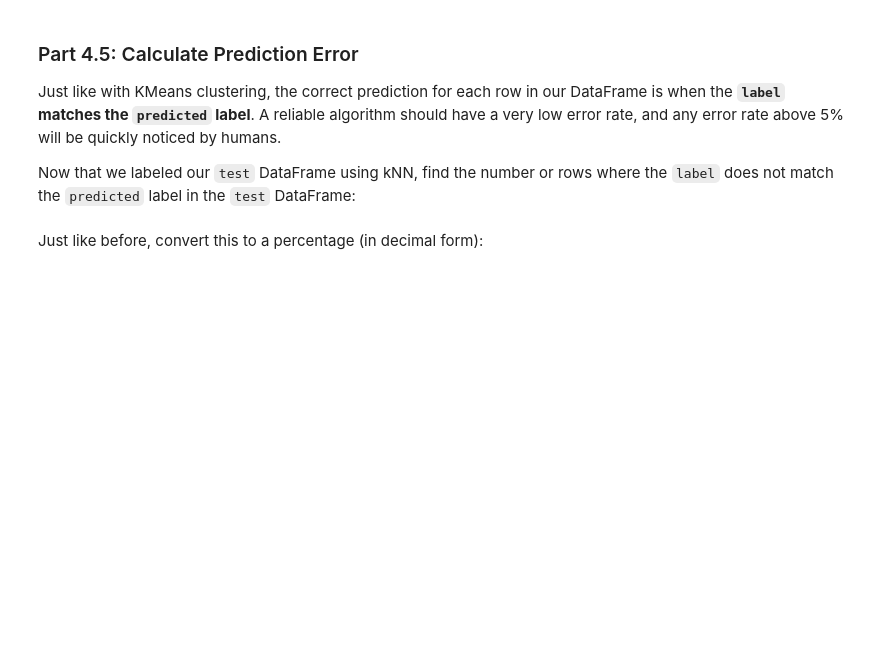
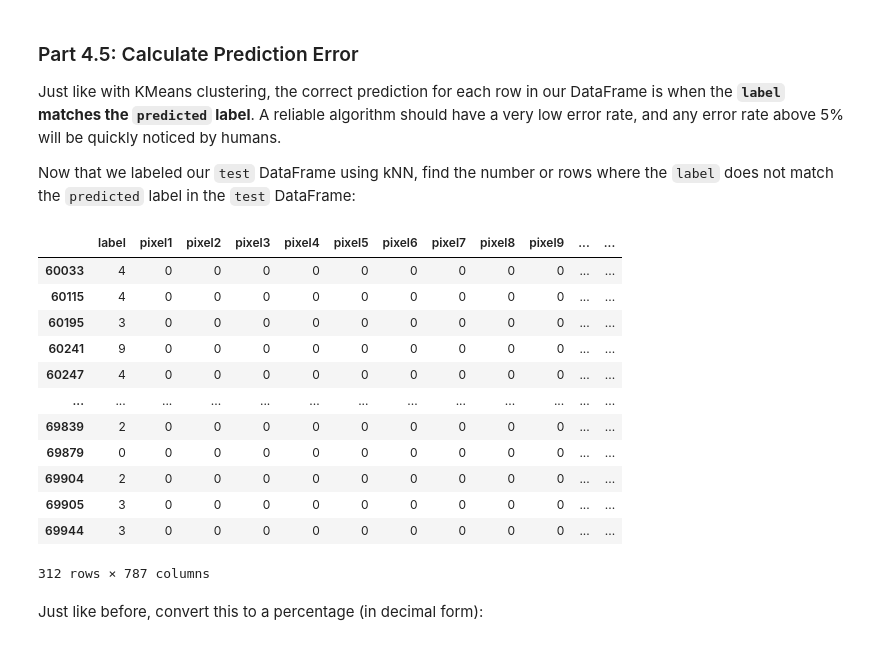
Before and after one commit to srivanik8/beginner_projects, a Jupyter notebook: microproject-14-learning-handwritten-digits-with-ai/microproject-14-learning-handwritten-digits-with-ai.ipynb, the cells around one changed output. Saved outputs shown, nothing was run; the diff lists cells and outputs as text; code cells hidden in the pictures; blank space fills up the shorter version.

```diff
--- a/microproject-14-learning-handwritten-digits-with-ai/microproject-14-learning-handwritten-digits-with-ai.ipynb
+++ b/microproject-14-learning-handwritten-digits-with-ai/microproject-14-learning-handwritten-digits-with-ai.ipynb
@@ -735,8 +751,22 @@ Just like with KMeans clustering, the correct prediction for each row in our Dat
 
 Now that we labeled our `test` DataFrame using kNN, find the number or rows where the `label` does not match the `predicted` label in the `test` DataFrame:
 # %%
-incorrect_predictions = ...
+incorrect_predictions = test[ test['label'] != test['predicted']]
 incorrect_predictions
+# %% [output]
+|  | label | pixel1 | pixel2 | pixel3 | pixel4 | pixel5 | pixel6 | pixel7 | pixel8 | pixel9 | ... | ... |
+| 60033 | 4 | 0 | 0 | 0 | 0 | 0 | 0 | 0 | 0 | 0 | ... | ... |
+| 60115 | 4 | 0 | 0 | 0 | 0 | 0 | 0 | 0 | 0 | 0 | ... | ... |
+| 60195 | 3 | 0 | 0 | 0 | 0 | 0 | 0 | 0 | 0 | 0 | ... | ... |
+| 60241 | 9 | 0 | 0 | 0 | 0 | 0 | 0 | 0 | 0 | 0 | ... | ... |
+| 60247 | 4 | 0 | 0 | 0 | 0 | 0 | 0 | 0 | 0 | 0 | ... | ... |
+| ... | ... | ... | ... | ... | ... | ... | ... | ... | ... | ... | ... | ... |
+| 69839 | 2 | 0 | 0 | 0 | 0 | 0 | 0 | 0 | 0 | 0 | ... | ... |
+| 69879 | 0 | 0 | 0 | 0 | 0 | 0 | 0 | 0 | 0 | 0 | ... | ... |
+| 69904 | 2 | 0 | 0 | 0 | 0 | 0 | 0 | 0 | 0 | 0 | ... | ... |
+| 69905 | 3 | 0 | 0 | 0 | 0 | 0 | 0 | 0 | 0 | 0 | ... | ... |
+| 69944 | 3 | 0 | 0 | 0 | 0 | 0 | 0 | 0 | 0 | 0 | ... | ... |
+312 rows × 787 columns
 # %% [markdown]
 Just like before, convert this to a percentage (in decimal form):
 # %%
```
Also changed, not shown: parts of 14 cells of this notebook.
